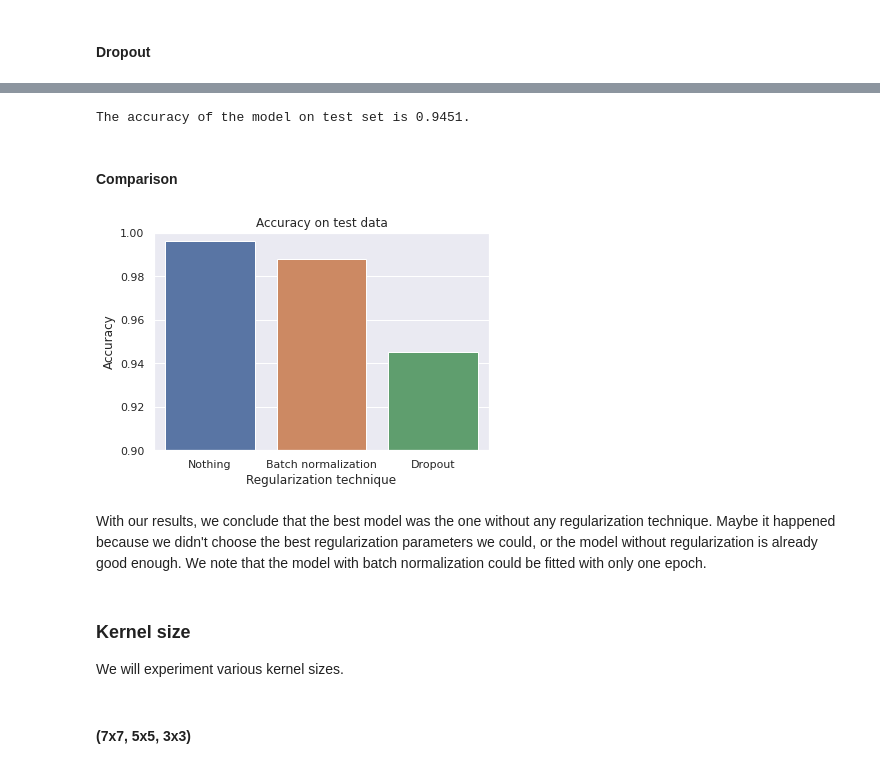
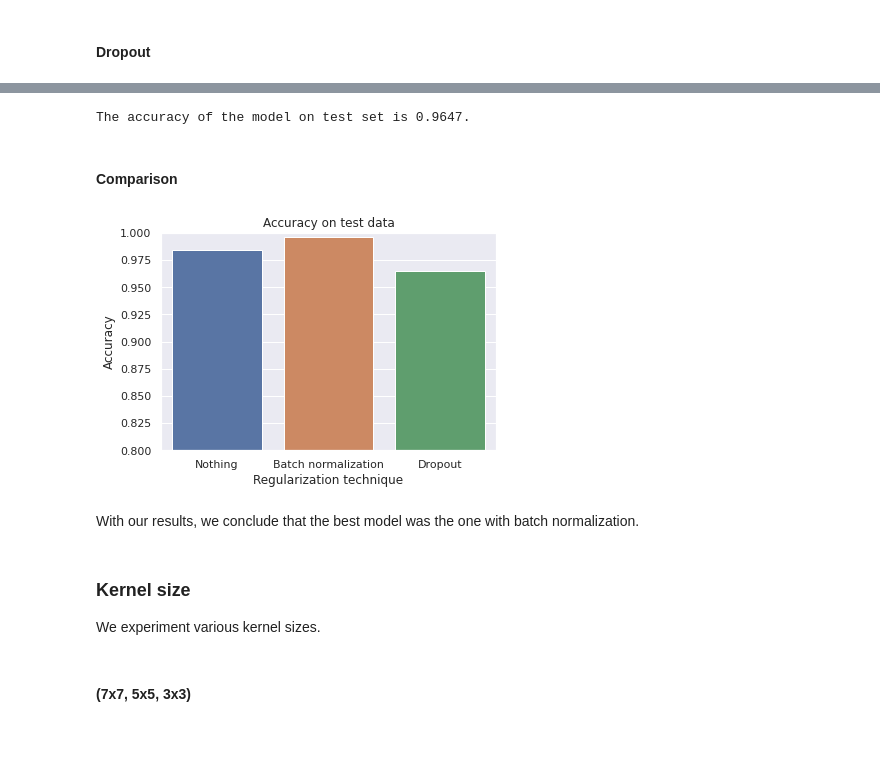
Before and after one commit to lucasresck/deep-learning-and-applications, a Jupyter notebook: cnn/cnn_comparison.ipynb, the cells around one changed output, grey strips where cells are left out. Saved outputs shown, nothing was run; the diff lists cells and outputs as text; code cells hidden in the pictures; blank space fills up the shorter version.

Commit message:
Update models results

```diff
--- a/cnn/cnn_comparison.ipynb
+++ b/cnn/cnn_comparison.ipynb
@@ -661,22 +558,13 @@ Consider the 2 layers CNN with ReLU.
 class CNN_batch_normalization(nn.Module):
     def __init__(self):
         super().__init__()
-        self.conv1 = nn.Conv2d(
-            in_channels=3,
-            out_channels=16,
-            kernel_size=3,
-            stride=1,
-            padding=1
-        )
+        self.conv1 = nn.Conv2d(3, 16, 3, 1, 1)
         self.bn_1 = nn.BatchNorm2d(16)
         self.relu = nn.ReLU()
-        self.pool = nn.MaxPool2d(kernel_size=2)
+        self.pool = nn.MaxPool2d(2)
         self.conv2 = nn.Conv2d(16, 32, 3, 1, 1)
         self.bn_2 = nn.BatchNorm2d(32)
-        self.linear1 = nn.Linear(
-            in_features=64*64*32,
-            out_features=64
-        )
+        self.linear1 = nn.Linear(64*64*32, 64)
         self.linear2 = nn.Linear(64, 2)
 
     def forward(self, x):
@@ -720,0 +596,2 @@ The accuracy of the model on test set is 0.9882.
+# %%
+acc_regu.append(test(cnn_batch_normalization))
@@ -724,21 +603,12 @@ The accuracy of the model on test set is 0.9882.
 class CNN_dropout(nn.Module):
     def __init__(self):
         super().__init__()
-        self.conv1 = nn.Conv2d(
-            in_channels=3,
-            out_channels=16,
-            kernel_size=3,
-            stride=1,
-            padding=1
-        )
+        self.conv1 = nn.Conv2d(3, 16, 3, 1, 1)
         self.relu = nn.ReLU()
         self.dropout = nn.Dropout(0.5)
-        self.pool = nn.MaxPool2d(kernel_size=2)
+        self.pool = nn.MaxPool2d(2)
         self.conv2 = nn.Conv2d(16, 32, 3, 1, 1)
-        self.linear1 = nn.Linear(
-            in_features=64*64*32,
-            out_features=64
-        )
+        self.linear1 = nn.Linear(64*64*32, 64)
         self.linear2 = nn.Linear(64, 2)
 
     def forward(self, x):
@@ -779,25 +640,25 @@ Epoch [5/5], Mean loss: 0.0505, Val loss: 0.2268, Val acc: 0.969
-# %%
-test(cnn_dropout)
-# %% [output]
-The accuracy of the model on test set is 0.9451.
+# %%
+acc_regu.append(test(cnn_dropout))
+# %% [output]
+The accuracy of the model on test set is 0.9647.
 # %% [markdown]
 #### Comparison
 # %%
 fig, ax = plt.subplots(1, 1)
-sns.barplot(x=['Nothing', 'Batch normalization', 'Dropout'], y=[0.9961, 0.9882, 0.9451], ax=ax)
+sns.barplot(x=['Nothing', 'Batch normalization', 'Dropout'], y=acc_regu, ax=ax)
 plt.title('Accuracy on test data')
 plt.xlabel('Regularization technique')
 plt.ylabel('Accuracy')
-plt.ylim([0.9, 1])
+plt.ylim([0.8, 1])
 plt.show()
 # %% [output]
-[figure, old version]
+[figure, new version]
-# %% [markdown]
-With our results, we conclude that the best model was the one without any regularization technique. Maybe it happened because we didn't choose the best regularization parameters we could, or the model without regularization is already good enough. We note that the model with batch normalization could be fitted with only one epoch.
+# %% [markdown]
+With our results, we conclude that the best model was the one with batch normalization.
 # %% [markdown]
 ### Kernel size
 
-We will experiment various kernel sizes.
+We experiment various kernel sizes.
 # %% [markdown]
 #### (7x7, 5x5, 3x3)
 # %%
```
Also changed, not shown: parts of 63 cells of this notebook.
